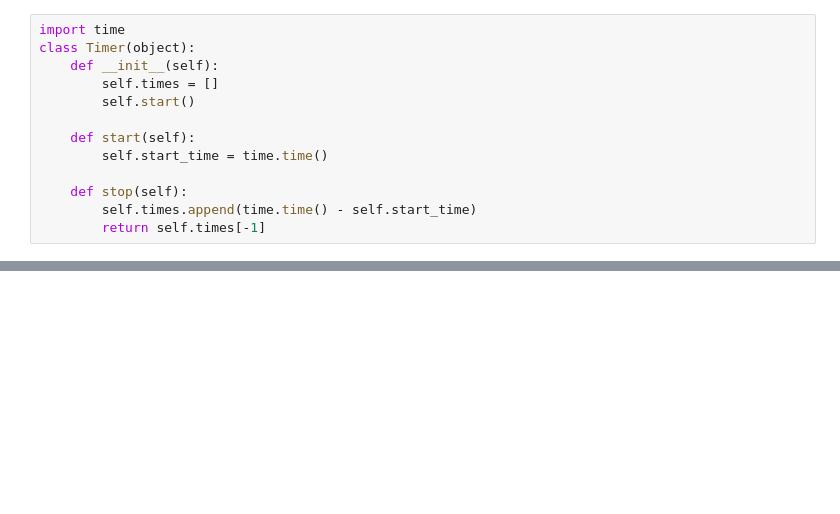
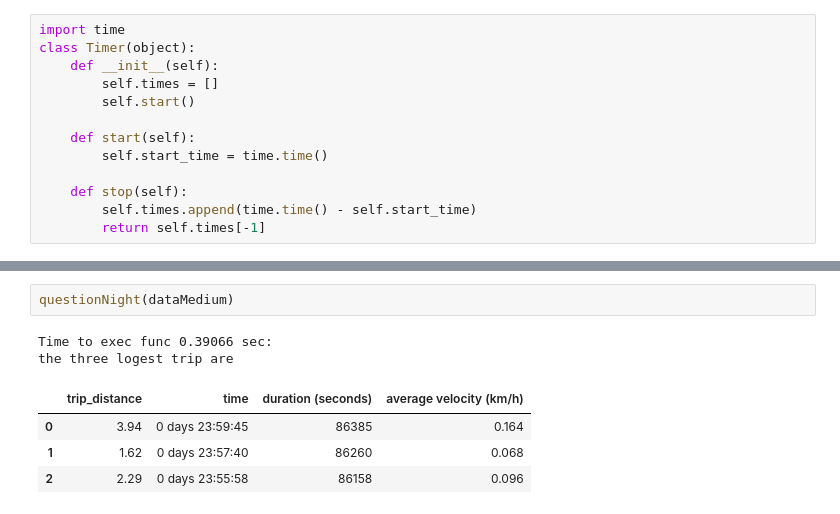
Before and after one commit to nhut3110/Final-Exam---Process-CSV-files, a Jupyter notebook: final.ipynb, the cells around one changed output, grey strips where cells are left out. Cells and saved outputs as stored; diff of their text form; blank space fills up the shorter version.

```diff
--- a/final.ipynb
+++ b/final.ipynb
@@ -50,0 +356,9 @@ dataSmall
+# %%
+questionNight(dataMedium)
+# %% [output]
+Time to exec func 0.39066 sec:
+the three logest trip are
+|  | trip_distance | time | duration (seconds) | average velocity (km/h) |
+| 0 | 3.94 | 0 days 23:59:45 | 86385 | 0.164 |
+| 1 | 1.62 | 0 days 23:57:40 | 86260 | 0.068 |
+| 2 | 2.29 | 0 days 23:55:58 | 86158 | 0.096 |
```
Also changed, not shown: parts of 41 cells of this notebook.
